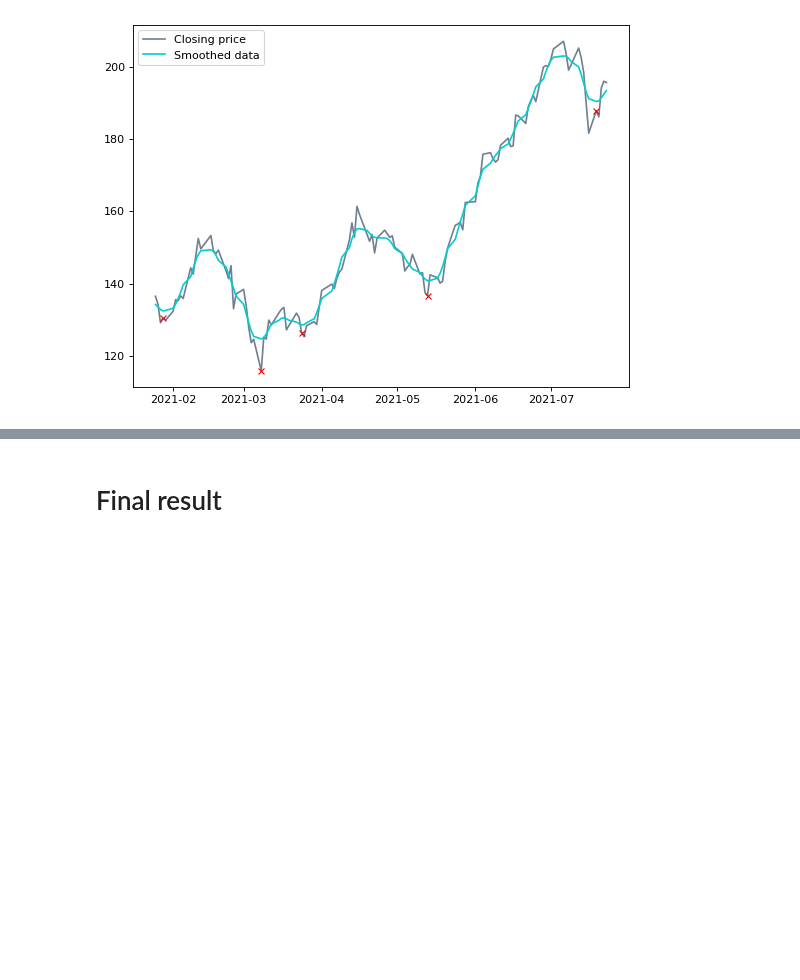
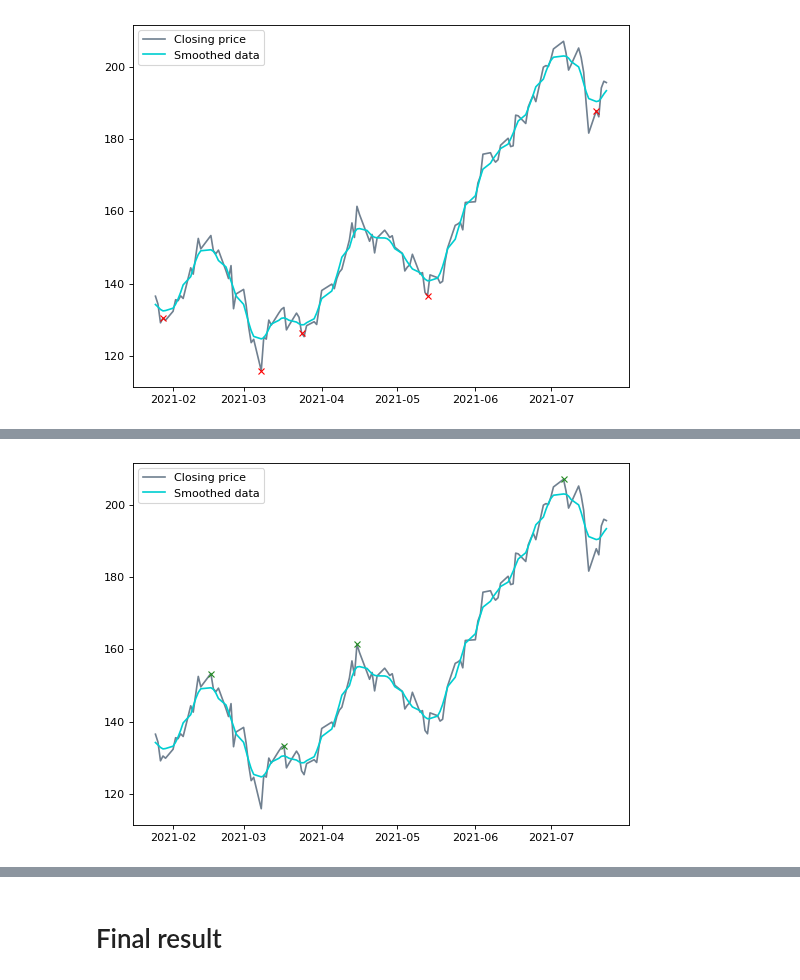
Before and after one commit to taliah-hl/stock-analyser, a Jupyter notebook: stock_peaks_and_bottoms.ipynb, the cells around one changed output, grey strips where cells are left out. Saved outputs shown, nothing was run; the diff lists cells and outputs as text; code cells hidden in the pictures; blank space fills up the shorter version.

```diff
--- a/stock_peaks_and_bottoms.ipynb
+++ b/stock_peaks_and_bottoms.ipynb
@@ -147,0 +176,9 @@ plt.show()
+# %%
+plt.figure(figsize=(8, 6), dpi=80)
+plt.plot(stock_close_data, label="Closing price", color="slategrey")
+plt.plot(smoothed_data, label="Smoothed data", color="darkturquoise")
+plt.plot(peaks, "x", color="forestgreen")
+plt.legend()
+plt.show()
+# %% [output]
+[figure, added]
```
Also changed, not shown: parts of 12 cells of this notebook.
